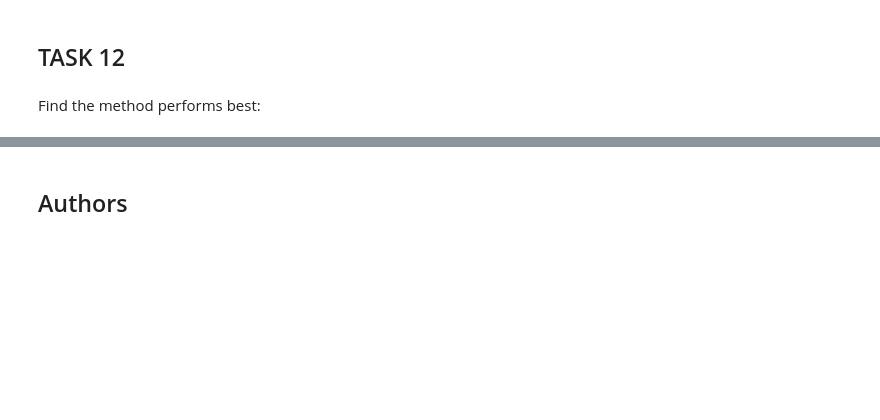
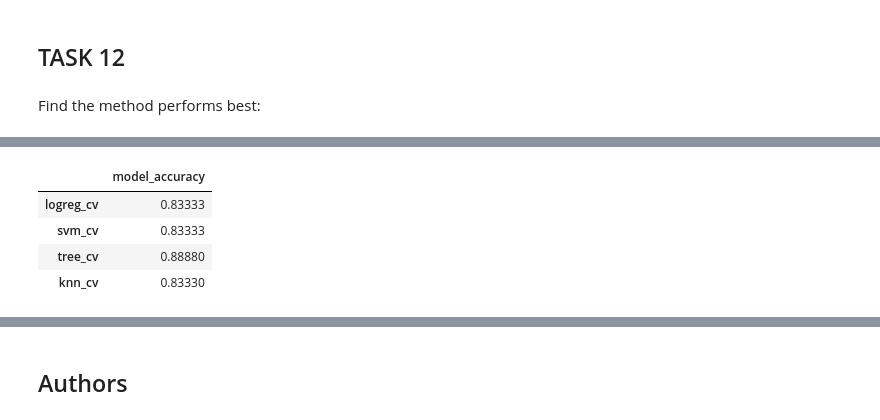
Before and after one commit to NightmareZYR/Applied-Data-Science-Capstone, a Jupyter notebook: Machine Learning Prediction.ipynb, the cells around one changed output, grey strips where cells are left out. Saved outputs shown, nothing was run; the diff lists cells and outputs as text; code cells hidden in the pictures; blank space fills up the shorter version.

```diff
--- a/Machine Learning Prediction.ipynb
+++ b/Machine Learning Prediction.ipynb
@@ -337,0 +345,8 @@ logreg_cv: 0.8333333333333334 svm_cv: 0.8333333333333334 tree_cv: 0.833333333333
+# %%
+df
+# %% [output]
+|  | model_accuracy |
+| logreg_cv | 0.83333 |
+| svm_cv | 0.83333 |
+| tree_cv | 0.88880 |
+| knn_cv | 0.83330 |
```
Also changed, not shown: parts of 8 cells of this notebook.
